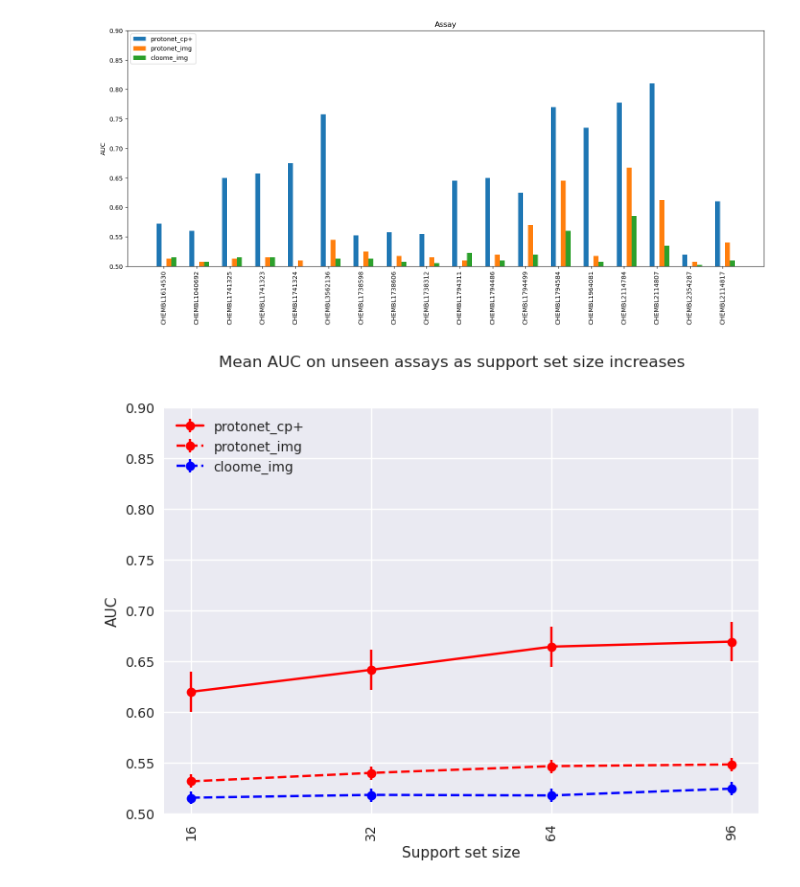
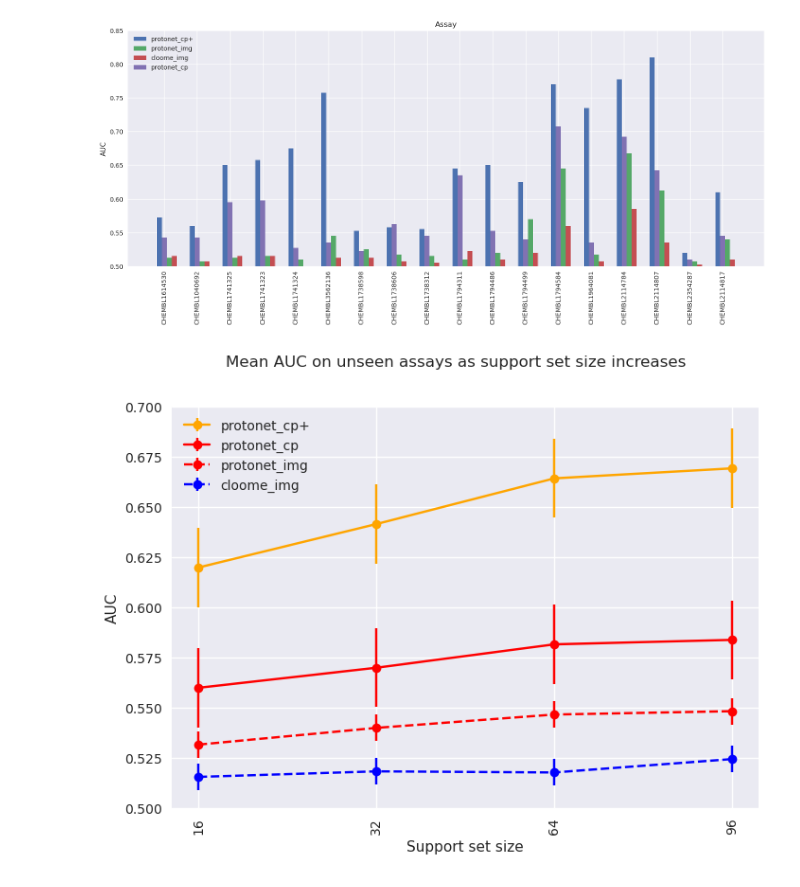
Before and after one commit to son-ha-264/FSL_CP, a Jupyter notebook: result/notebook/model_comparision.ipynb, the cells around one changed output. Drawn from its saved outputs; the diff is of its cells as text; code cells hidden in the pictures.

```diff
--- a/result/notebook/model_comparision.ipynb
+++ b/result/notebook/model_comparision.ipynb
@@ -37,41 +37,43 @@ multitask_cp_plus_64 = np.array([float(df_multitask_cp_plus_result['64'][i].spli
 multitask_cp_plus_96 = np.array([float(df_multitask_cp_plus_result['96'][i].split('+/-')[0]) for i in range(len(df_multitask_cp_plus_result))])
 # %%
 # Improvements for each assay
-#avg_proto_cp = np.mean([proto_cp_after_16, proto_cp_after_32, proto_cp_after_64, proto_cp_after_96], axis=0)
+avg_proto_cp = np.mean([proto_cp_after_16, proto_cp_after_32, proto_cp_after_64, proto_cp_after_96], axis=0)
 avg_proto_cp_plus = np.mean([proto_cp_plus_after_16, proto_cp_plus_after_32, proto_cp_plus_after_64, proto_cp_plus_after_96], axis=0)
 avg_proto_img = np.mean([proto_img_after_16, proto_img_after_32, proto_img_after_64, proto_img_after_96], axis=0)
 avg_cloome_img = np.mean([cloome_img_16, cloome_img_32, cloome_img_64, cloome_img_96], axis=0)
 avg_multitask_img = np.mean([multitask_cp_plus_16, multitask_cp_plus_32, multitask_cp_plus_64, multitask_cp_plus_96], axis=0)
 labels = list(df_proto_cp_result['assay_chembl_id'])
 
-x = np.arange(len(labels))  # the label locations
-width = 0.15  # the width of the bars
+with plt.style.context(['seaborn-v0_8-deep', 'seaborn']):
+    x = np.arange(len(labels))  # the label locations
+    width = 0.15  # the width of the bars
 
-fig, ax = plt.subplots()
-fig.set_size_inches(15, 6)
-rects1 = ax.bar(x - width, avg_proto_cp_plus, width, label='protonet_cp+')
-#rects4 = ax.bar(x, avg_multitask_img, width, label='multitask_cp+')
-rects2 = ax.bar(x + width, avg_proto_img, width, label='protonet_img')
-rects3 = ax.bar(x + 2*width, avg_cloome_img, width, label='cloome_img')
+    fig, ax = plt.subplots()
+    fig.set_size_inches(15, 6)
+    rects1 = ax.bar(x - width, avg_proto_cp_plus, width, label='protonet_cp+')
+    #rects4 = ax.bar(x, avg_multitask_img, width, label='multitask_cp+')
+    rects2 = ax.bar(x + width, avg_proto_img, width, label='protonet_img')
+    rects3 = ax.bar(x + 2*width, avg_cloome_img, width, label='cloome_img')
+    rects5 = ax.bar(x, avg_proto_cp, width, label='protonet_cp')
 
-# Add some text for labels, title and custom x-axis tick labels, etc.
-ax.set_ylabel('AUC')
-ax.set_title('Assay')
-ax.set_xticks(x, labels)
-ax.legend(loc='upper left')
+    # Add some text for labels, title and custom x-axis tick labels, etc.
+    ax.set_ylabel('AUC')
+    ax.set_title('Assay')
+    ax.set_xticks(x, labels)
+    ax.legend(loc='upper left')
 
-#ax.bar_label(rects1, padding=3)
-#ax.bar_label(rects2, padding=3)
+    #ax.bar_label(rects1, padding=3)
+    #ax.bar_label(rects2, padding=3)
 
-fig.tight_layout()
+    fig.tight_layout()
 
-plt.tick_params(axis='x', labelrotation=90)
+    plt.tick_params(axis='x', labelrotation=90)
 
-plt.ylim([0.5, 0.9])
-
-plt.show()
+    plt.ylim([0.5, 0.85])
+    plt.savefig("../plots/Model_comparison_barplot2.png")
+    plt.show()
 # %% [output]
-[figure, old version]
+[figure, new version]
 # %%
 # Best performing:
 ### CHEMBL3562136: PubChem BioAssay. qHTS Assay for Identifying Compounds that block Entry of Ebola Virus, Screen 2 blue channel.
@@ -89,9 +91,9 @@ avg_multitask_cp_plus = [np.mean(multitask_cp_plus_16), np.mean(multitask_cp_plu
 labels = ['16', '32', '64', '96']
 
 with plt.style.context(['seaborn-v0_8-deep', 'seaborn']):
-    plt.errorbar(labels, avg_protonet_cp_plus, yerr=np.std(avg_protonet_cp_plus), color='red', label='protonet_cp+', marker='o')
+    plt.errorbar(labels, avg_protonet_cp_plus, yerr=np.std(avg_protonet_cp_plus), color='orange', label='protonet_cp+', marker='o')
     #plt.errorbar(labels, avg_multitask_cp_plus, yerr=np.std(avg_multitask_cp_plus), color='green', label='multitask_cp+', marker='o')
-    #plt.errorbar(labels, avg_protonet_cp, yerr=np.std(avg_protonet_cp_plus), color='red', label='protonet_cp', marker='o')
+    plt.errorbar(labels, avg_protonet_cp, yerr=np.std(avg_protonet_cp_plus), color='red', label='protonet_cp', marker='o')
     plt.errorbar(labels, avg_protonet_img, yerr=np.std(avg_protonet_img), color='red', linestyle='dashed', label='protonet_img', marker='o')
     plt.errorbar(labels, avg_cloome_img, yerr=np.std(avg_protonet_img), color='blue', linestyle='dashed', label='cloome_img', marker='o')
 
@@ -109,9 +111,9 @@ with plt.style.context(['seaborn-v0_8-deep', 'seaborn']):
 
     plt.tick_params(axis='x', labelrotation=90)
 
-    plt.ylim([0.5, 0.90])
-    plt.savefig("../plots/Model_comparison_lineplot.png")
+    plt.ylim([0.5, 0.70])
+    plt.savefig("../plots/Model_comparison_lineplot2.png")
     plt.show()
 # %% [output]
-[figure, old version]
+[figure, new version]
 # %%
```
Also changed, not shown: parts of 1 cell of this notebook, 3 other files.
